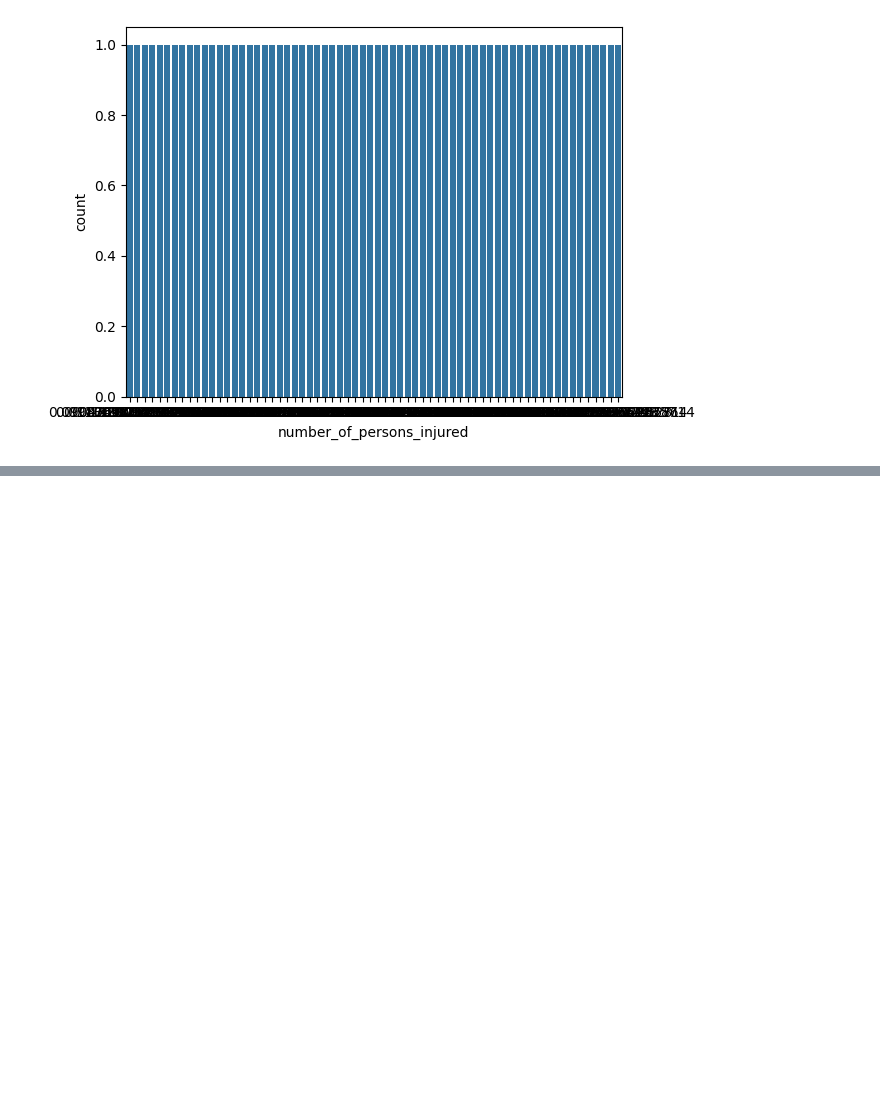
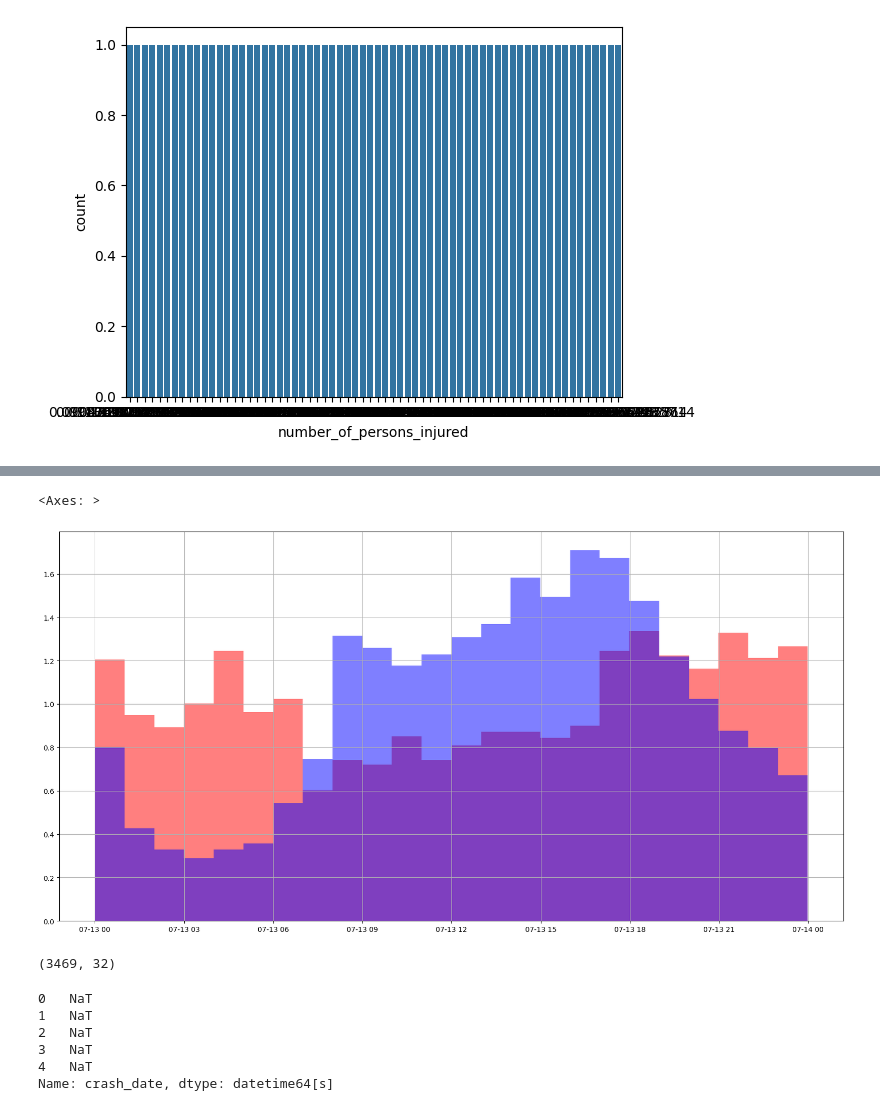
Before and after one commit to CrissCross56/DataScienceNYCProj, a Jupyter notebook: DataScienceProj.ipynb, the cells around one changed output, grey strips where cells are left out. Cells and saved outputs as stored; diff of their text form; code cells hidden in the pictures; blank space fills up the shorter version.

```diff
--- a/DataScienceProj.ipynb
+++ b/DataScienceProj.ipynb
@@ -131,0 +190,33 @@ sns.countplot(collision_table ,x='number_of_persons_injured')
+# %%
+caused_death['crash_time'].hist(
+    bins=24,
+    figsize=(20,10),
+    density=True,
+    alpha=0.5,
+    color='red'
+)
+
+no_deaths['crash_time'].hist(
+    bins=24,
+    figsize=(20,10),
+    density=True,
+    alpha=0.5,
+    color='blue'
+)
+# %% [output]
+<Axes: >
+[figure, added]
+# %%
+caused_death['crash_date'].isna().sum()
+caused_death.shape
+# %% [output]
+(3469, 32)
+# %%
+df['crash_date'].head()
+# %% [output]
+0   NaT
+1   NaT
+2   NaT
+3   NaT
+4   NaT
+Name: crash_date, dtype: datetime64[s]
```
Also changed, not shown: parts of 11 cells of this notebook.
